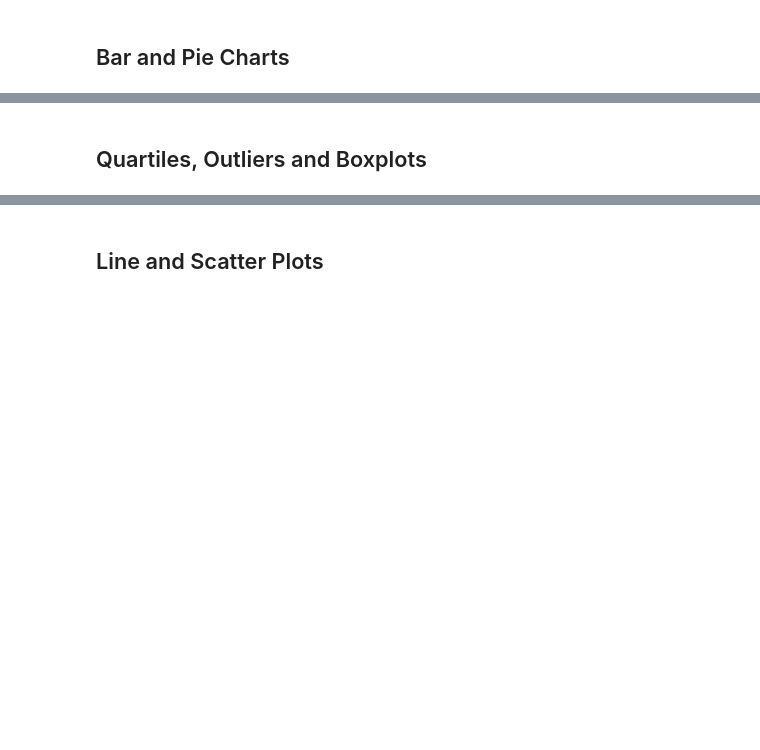
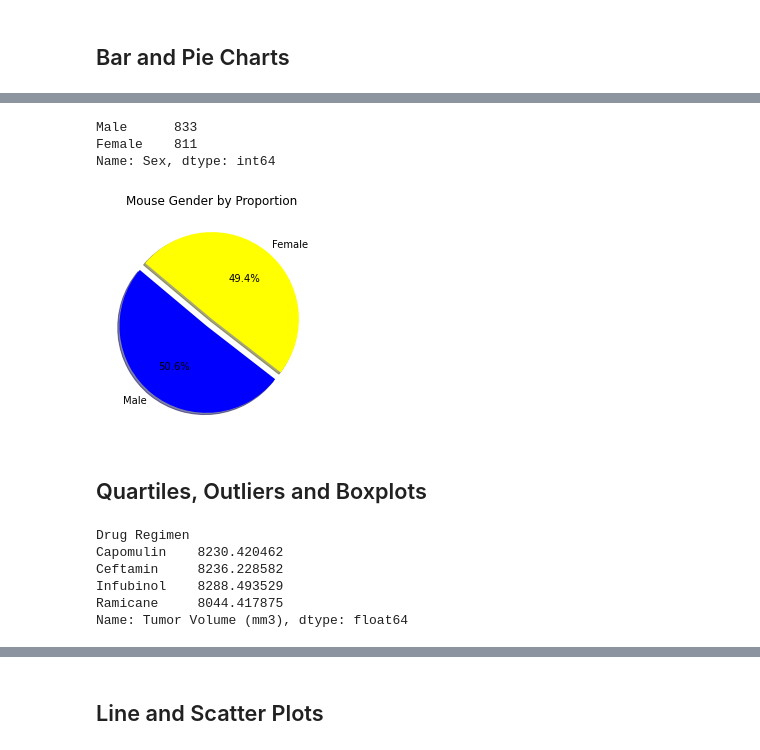
Before and after one commit to G6-2Flyy/Data_Sci_2022, a Jupyter notebook: 05-Matplotlib/Submission/pymaceuticals_Bell.ipynb, the cells around one changed output, grey strips where cells are left out. Drawn from its saved outputs; the diff is of its cells as text; code cells hidden in the pictures; blank space fills up the shorter version.

```diff
--- a/05-Matplotlib/Submission/pymaceuticals_Bell.ipynb
+++ b/05-Matplotlib/Submission/pymaceuticals_Bell.ipynb
@@ -273,2 +290,30 @@ plt.show()
+# %%
+summ = df2["Sex"].value_counts()
+summ
+# %% [output]
+Male      833
+Female    811
+Name: Sex, dtype: int64
+# %%
+variable = df1.Sex.value_counts()
+plt.pie(variable.values, explode=(0.1,0), labels=variable.index.values,autopct='%1.1f%%', shadow=True, startangle=140, colors=["blue","yellow"])
+plt.title("Mouse Gender by Proportion")
+#plt.ylabel("Gender")
+plt.show()
+# %% [output]
+[figure, added]
 # %% [markdown]
 ## Quartiles, Outliers and Boxplots
+# %%
+# Calculate the final tumor volume of each mouse across four of the treatment regimens:
+# Capomulin, Ramicane, Infubinol, and Ceftamin
+kappa = df2['Drug Regimen'].isin(['Capomulin', 'Ramicane', 'Infubinol', 'Ceftamin'])
+df4 = df2[kappa]
+df4.groupby('Drug Regimen')['Tumor Volume (mm3)'].sum()
+# %% [output]
+Drug Regimen
+Capomulin    8230.420462
+Ceftamin     8236.228582
+Infubinol    8288.493529
+Ramicane     8044.417875
+Name: Tumor Volume (mm3), dtype: float64
```
Also changed, not shown: parts of 21 cells of this notebook.
